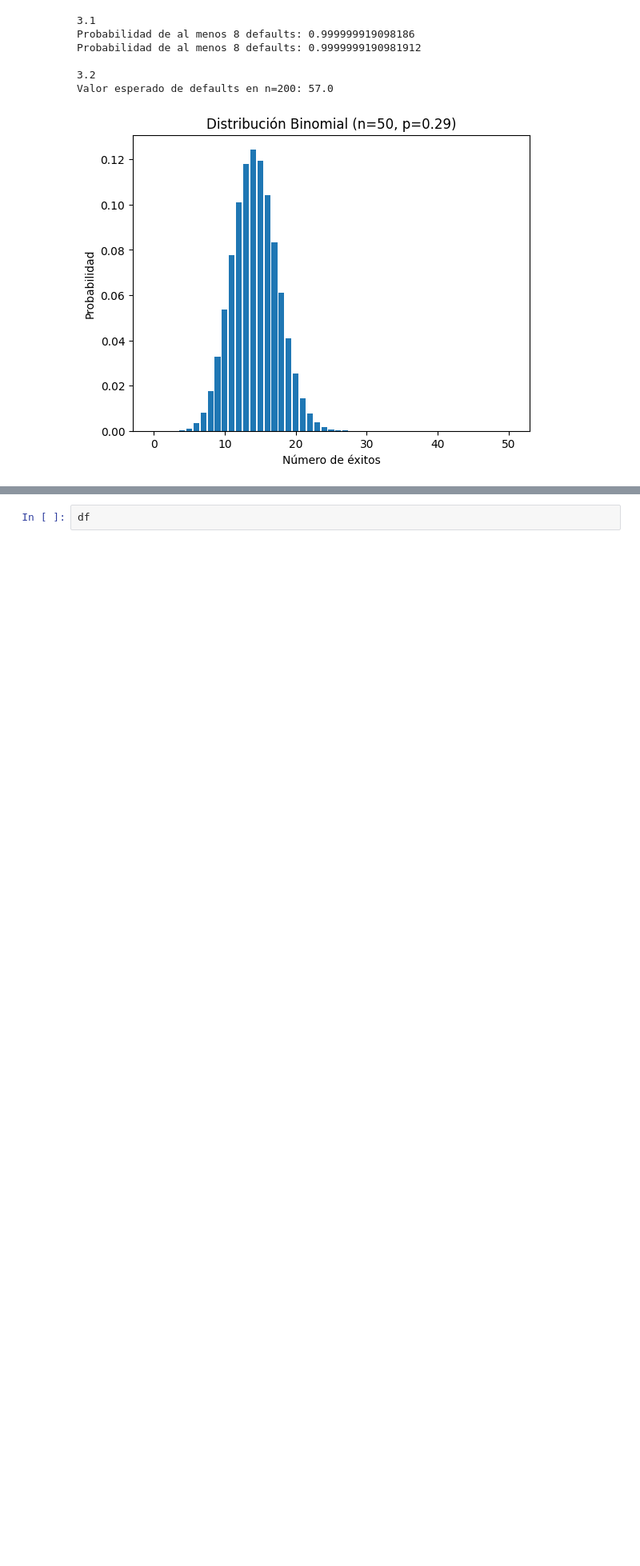
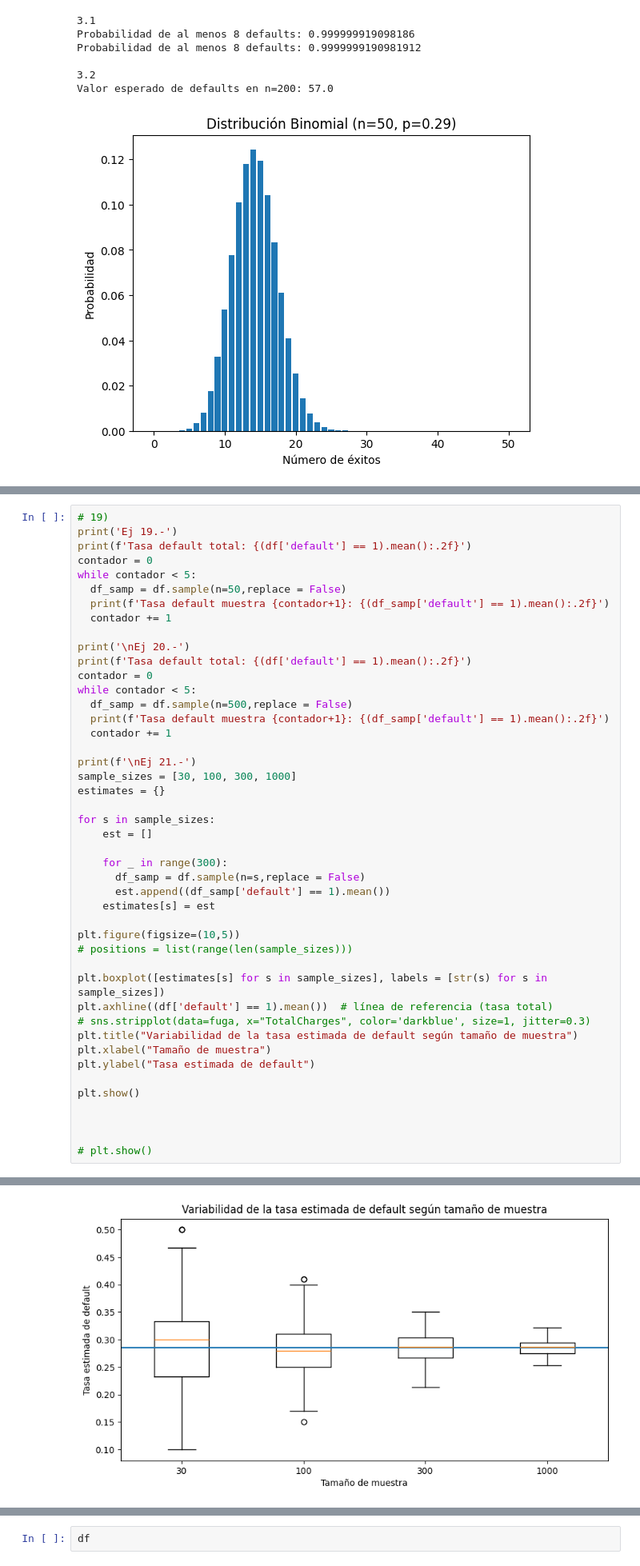
Before and after one commit to AxisAngeles/Smart_Data_DS_AI, a Jupyter notebook: S07_Estadistica_para_Modelos_Estadisticos.ipynb, the cells around one changed output, grey strips where cells are left out. Shown at 80% size. Drawn from its saved outputs; the diff is of its cells as text; blank space fills up the shorter version.

```diff
--- a/S07_Estadistica_para_Modelos_Estadisticos.ipynb
+++ b/S07_Estadistica_para_Modelos_Estadisticos.ipynb
@@ -771,0 +787,46 @@ Valor esperado de defaults en n=200: 57.0
+# %%
+# 19)
+print('Ej 19.-')
+print(f'Tasa default total: {(df['default'] == 1).mean():.2f}')
+contador = 0
+while contador < 5:
+  df_samp = df.sample(n=50,replace = False)
+  print(f'Tasa default muestra {contador+1}: {(df_samp['default'] == 1).mean():.2f}')
+  contador += 1
+
+print('\nEj 20.-')
+print(f'Tasa default total: {(df['default'] == 1).mean():.2f}')
+contador = 0
+while contador < 5:
+  df_samp = df.sample(n=500,replace = False)
+  print(f'Tasa default muestra {contador+1}: {(df_samp['default'] == 1).mean():.2f}')
+  contador += 1
+
+print(f'\nEj 21.-')
+sample_sizes = [30, 100, 300, 1000]
+estimates = {}
+
+for s in sample_sizes:
+    est = []
+
+    for _ in range(300):
+      df_samp = df.sample(n=s,replace = False)
+      est.append((df_samp['default'] == 1).mean())
+    estimates[s] = est
+
+plt.figure(figsize=(10,5))
+# positions = list(range(len(sample_sizes)))
+
+plt.boxplot([estimates[s] for s in sample_sizes], labels = [str(s) for s in sample_sizes])
+plt.axhline((df['default'] == 1).mean())  # línea de referencia (tasa total)
+# sns.stripplot(data=fuga, x="TotalCharges", color='darkblue', size=1, jitter=0.3)
+plt.title("Variabilidad de la tasa estimada de default según tamaño de muestra")
+plt.xlabel("Tamaño de muestra")
+plt.ylabel("Tasa estimada de default")
+
+plt.show()
+
+
+
+# plt.show()
+# %% [output]
@@ -771,0 +850 @@ Valor esperado de defaults en n=200: 57.0
+[figure, added]
```
Also changed, not shown: parts of 7 cells of this notebook.
